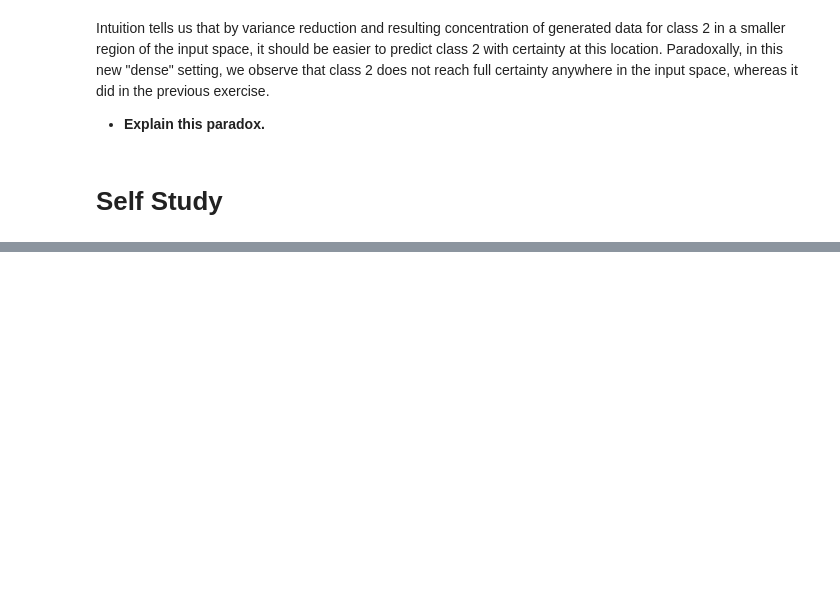
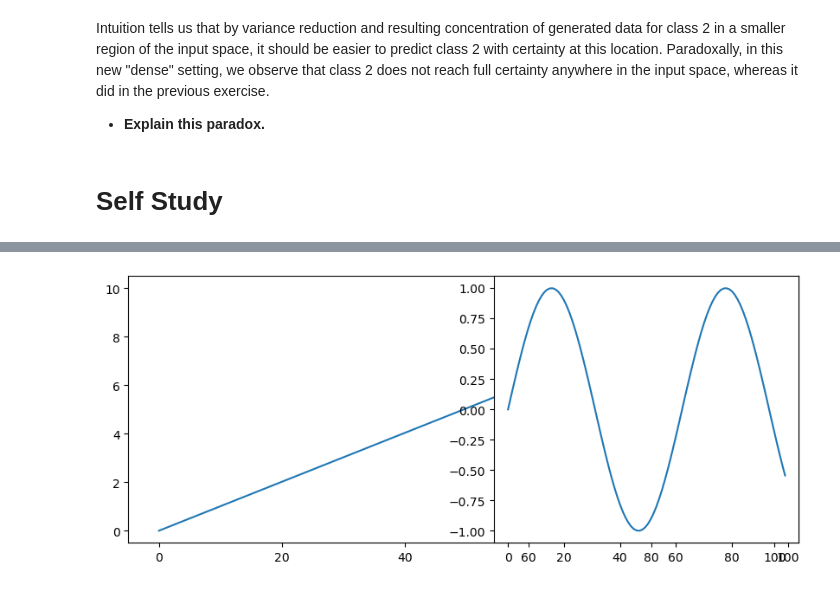
Before and after one commit to qingyun-tuberlin/Machine_Learning_I_II, a Jupyter notebook: exercise1/sheet01-programming.ipynb, the cells around one changed output, grey strips where cells are left out. Cells and saved outputs as stored; diff of their text form; code cells hidden in the pictures; blank space fills up the shorter version.

```diff
--- a/exercise1/sheet01-programming.ipynb
+++ b/exercise1/sheet01-programming.ipynb
@@ -160,0 +445,11 @@ import matplotlib.pyplot as plt
+# %%
+fig = plt.figure(figsize=(10,4))
+ax = fig.add_subplot(111) # (1行, 1列, 第1个图)
+ax2 = fig.add_subplot(122)
+x = np.linspace(0, 10, 100)
+ax.plot(x)
+y = np.sin(x)
+ax2.plot(y)
+plt.show()
+# %% [output]
+[figure, added]
```
Also changed, not shown: parts of 40 cells of this notebook, 8 other files.
